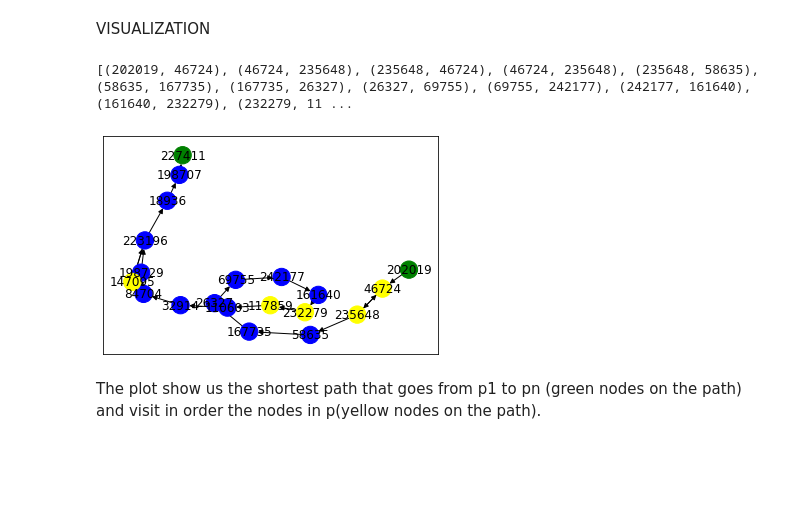
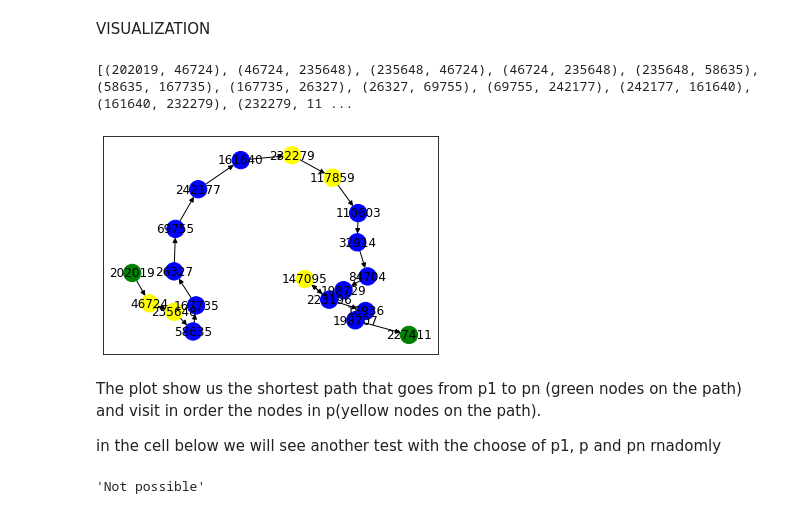
Before and after one commit to 1849300/ADM-HW5, a Jupyter notebook: fun3.ipynb, the cells around one changed output. Saved outputs shown, nothing was run; the diff lists cells and outputs as text; code cells hidden in the pictures; blank space fills up the shorter version.

```diff
--- a/fun3.ipynb
+++ b/fun3.ipynb
@@ -59,7 +59,7 @@ p=[235648, 46724, 232279, 117859, 147095]
 Here we consider p1, p and pn choosen randomly
 # %%
 def selectRandom(nodes):
-  return random.choice(graph.nodes)
+  return random.choice(list(graph.nodes))
 
 def selectRandomSeq(nodes):
   return np.random.choice(graph.nodes, 5)
@@ -128,33 +132,36 @@ import matplotlib.pyplot as plt
 # %%
 def visual(start, stop, p, p1,pn):
     lista=fun3('2010-01-01','2010-01-07',p,p1,pn)
+    if lista=='Not possible':
+        return lista
     edges=[]
     for i in range(len(lista)-1):
         edge = (lista[i], lista[i+1])
         edges.append(edge)
     print(edges)
     grafo=nx.DiGraph(edges)
-    return grafo
+    color=[]
+    for node in grafo:
+        if node == p1  or node == pn:
+            color.append('green')
+        elif node in p:
+            color.append('yellow')
+        else:
+            color.append('blue')
+
+    plt.clf()
+    nx.draw_networkx(grafo, node_color=color)
+    plt.show()
 # %%
-grafo=visual('2010-01-01','2010-01-07',p,p1,pn)
+visual('2010-01-01','2010-01-07',p,p1,pn)
 # %% [output]
 [(202019, 46724), (46724, 235648), (235648, 46724), (46724, 235648), (235648, 58635), (58635, 167735), (167735, 26327), (26327, 69755), (69755, 242177), (242177, 161640), (161640, 232279), (232279, 11 ...
+[figure, added]
-# %%
-color=[]
-for node in grafo:
-    if node == p1  or node == pn:
-        color.append('green')
-    elif node in p:
-        color.append('yellow')
-    else:
-        color.append('blue')
-
-plt.clf()
-nx.draw_networkx(grafo, node_color=color)
-plt.show()
-# %% [output]
-[figure, removed]
 # %% [markdown]
 The plot show us the shortest path that goes from p1 to pn (green nodes on the path) and visit in order the nodes in p(yellow nodes on the path).
+
+in the cell below we will see another test with the choose of p1, p and pn rnadomly
 # %%
-grafo2=visual('2010-01-01','2010-01-07',p,p1,pn)
+visual('2010-01-01','2010-01-07',p,p1,pn)
+# %% [output]
+'Not possible'
```
Also changed, not shown: parts of 4 cells of this notebook.
